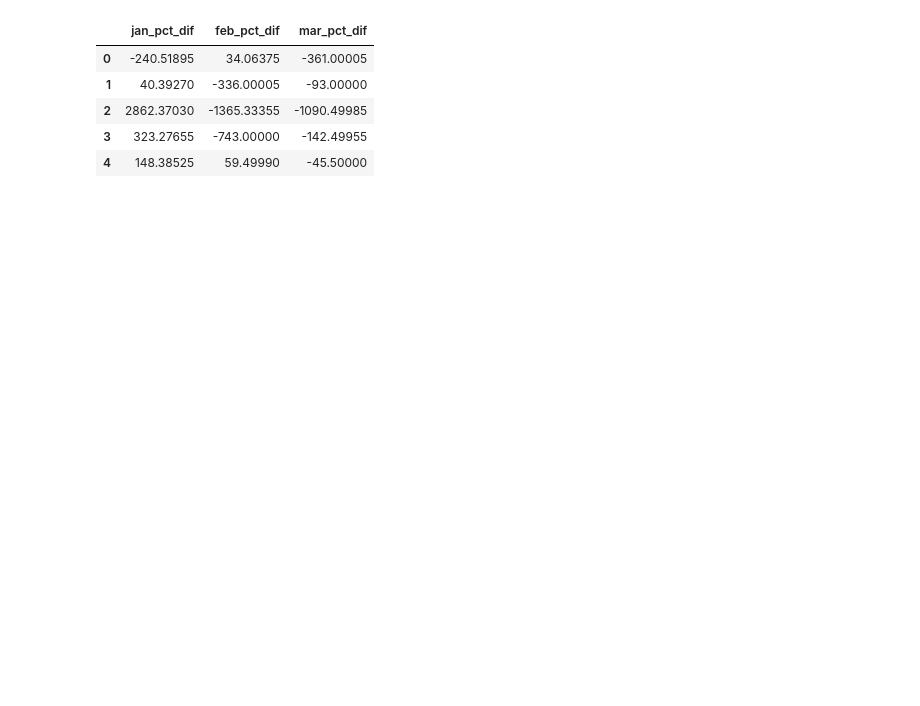
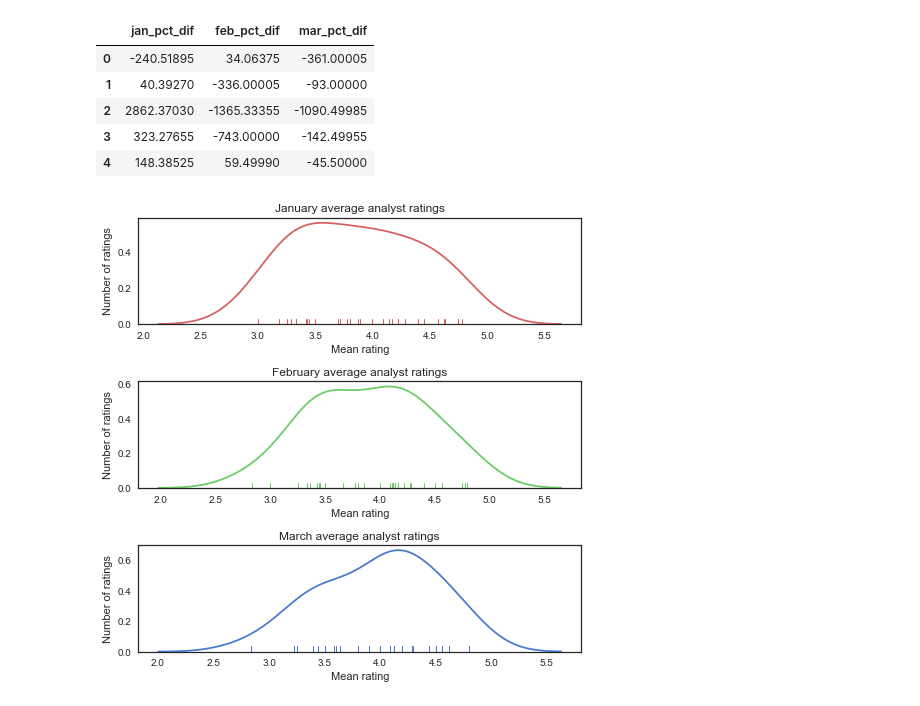
Before and after one commit to jgross962/515Project, a Jupyter notebook: bayesian-analysis.ipynb, the cells around one changed output. Cells and saved outputs as stored; diff of their text form; code cells hidden in the pictures; blank space fills up the shorter version.

Commit message:
add some visualizations

```diff
--- a/bayesian-analysis.ipynb
+++ b/bayesian-analysis.ipynb
@@ -150,0 +145,14 @@ y_test = priceDifs["mar_pct_dif"]
+# %%
+# let's plot the distribution of mean analyst ratings
+month_names = ["January", "February", "March"]
+colors = ["r", "g", "b"]
+f, axes = plt.subplots(3, 1, figsize=(7, 7))
+for i, (rating, month, color) in enumerate(zip(ratings, month_names, colors)):
+    ax = sns.distplot(rating, hist=False, rug=True, ax=axes[i], color=color)
+    ax.set(xlabel='Mean rating', ylabel='Number of ratings')
+    ax.set_title(month + " average analyst ratings")
+
+plt.tight_layout()
+plt.show()
+# %% [output]
+[figure, added]
```
Also changed, not shown: parts of 8 cells of this notebook.
